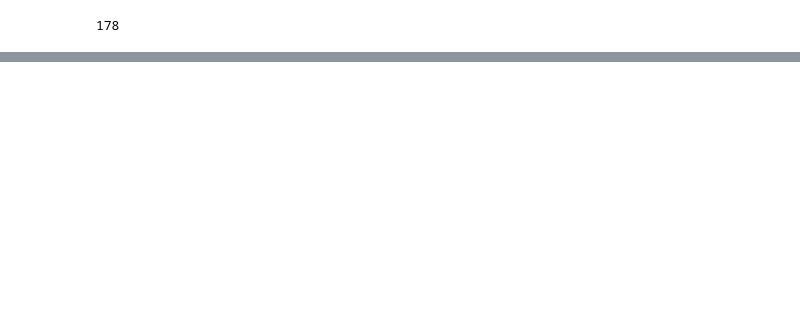
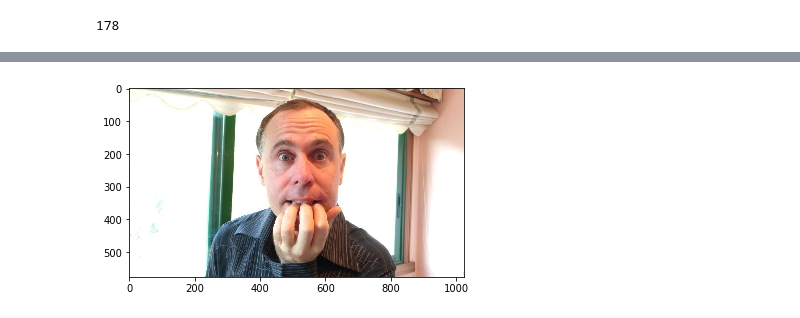
Before and after one commit to bobovnii/progressive_growing_of_gans, a Jupyter notebook: GANs_Progressive_Growing.ipynb, the cells around one changed output, grey strips where cells are left out. Saved outputs shown, nothing was run; the diff lists cells and outputs as text; code cells hidden in the pictures; blank space fills up the shorter version.

```diff
--- a/GANs_Progressive_Growing.ipynb
+++ b/GANs_Progressive_Growing.ipynb
@@ -301,0 +426,5 @@ NameError: name 'elf' is not defined
+# %%
+plt.imshow(img)
+plt.show()
+# %% [output]
+[figure, added]
```
Also changed, not shown: parts of 34 cells of this notebook.
